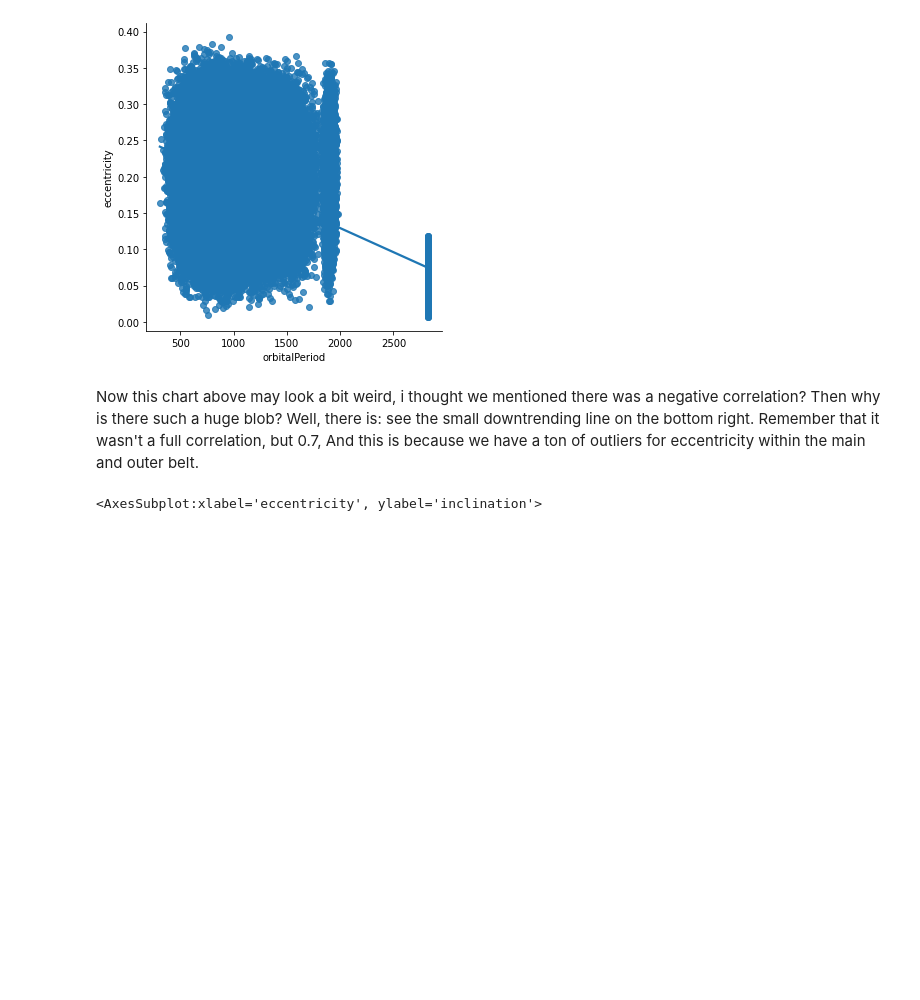
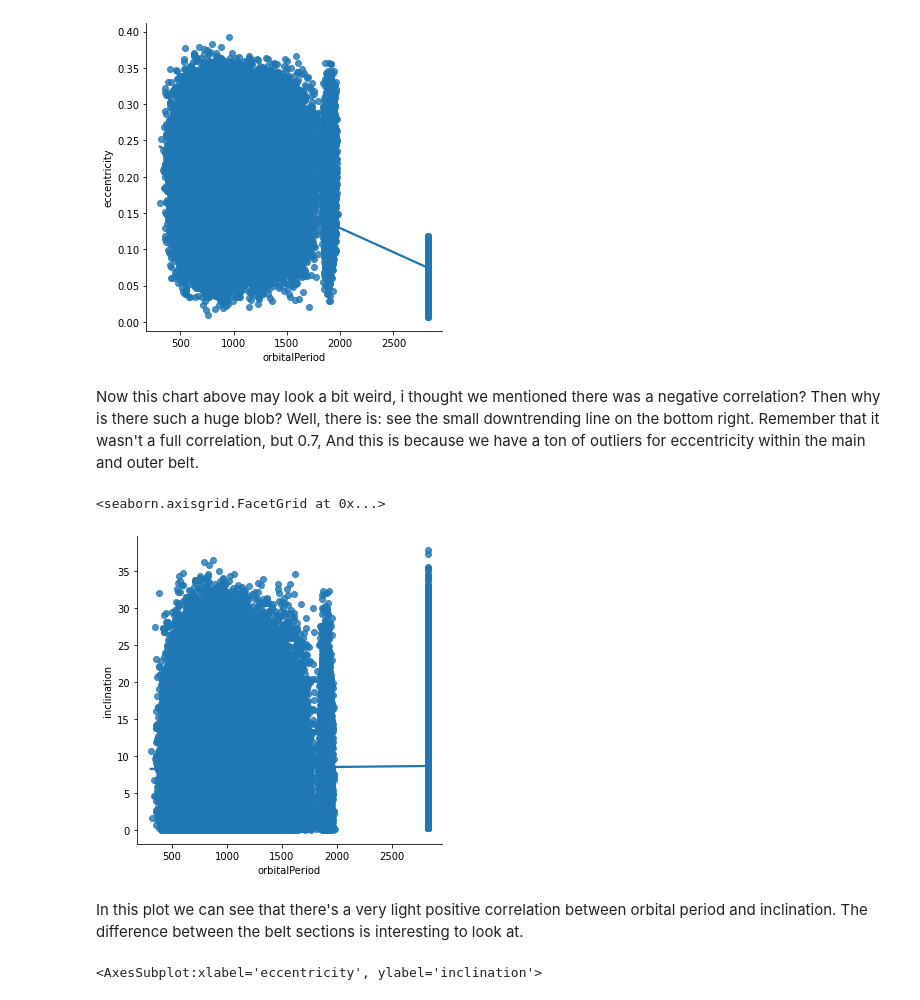
Before and after one commit to MichaelVerdegaal/InfluenceAsteroidVisualization, a Jupyter notebook: main.ipynb, the cells around one changed output. Saved outputs shown, nothing was run; the diff lists cells and outputs as text; code cells hidden in the pictures; blank space fills up the shorter version.

Commit message:
Add another plot for inclination

```diff
--- a/main.ipynb
+++ b/main.ipynb
@@ -183,6 +183,15 @@ Now this chart above may look a bit weird, i thought we mentioned there was a ne
 such a huge blob? Well, there is: see  the small downtrending line on the bottom right. Remember that it wasn't a
 full correlation, but 0.7, And this is because we have a ton of outliers for eccentricity within the main and outer
 belt.
+# %%
+# Inspect eccentricity and orbital period
+sns.lmplot(x='orbitalPeriod', y='inclination', data=df)
+# %% [output]
+<seaborn.axisgrid.FacetGrid at 0x...>
+[figure, added]
+# %% [markdown]
+In this plot we can see that there's a very light positive correlation between orbital period and inclination. The
+difference between the belt sections is interesting to look at.
 # %%
 sns.scatterplot(x=df['eccentricity'], y=df['inclination'])
 # %% [output]
```
